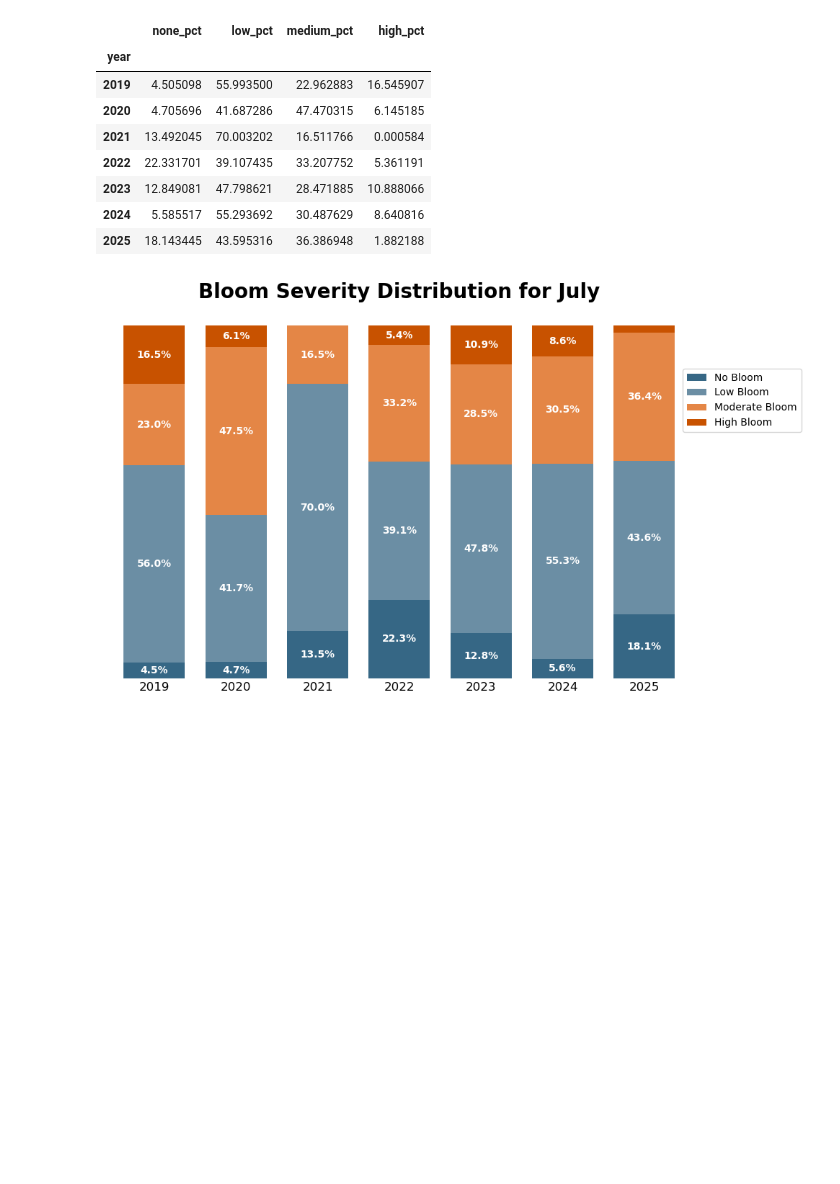
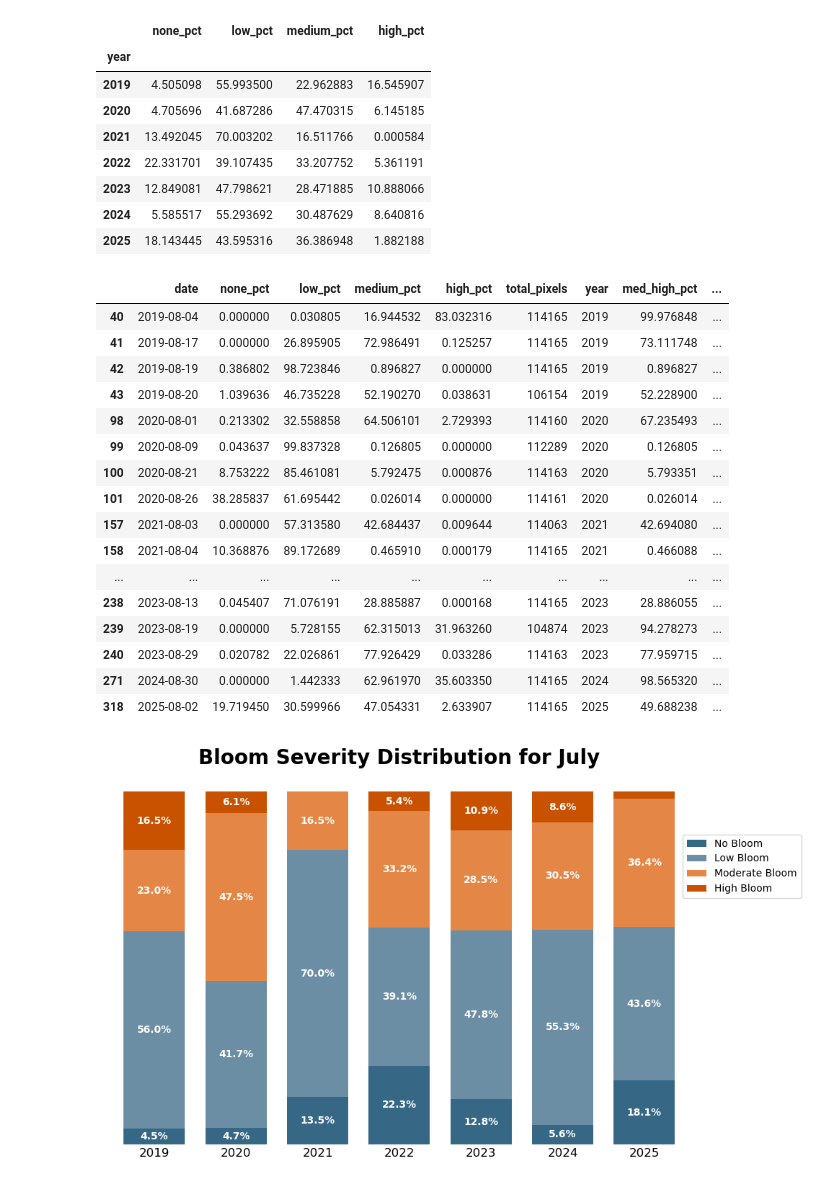
Before and after one commit to jlzamary/WCS-Lagoon-Analysis, a Jupyter notebook: Notebooks/Current/krusenstern_analysis_sp26.ipynb, the cells around one changed output. Cells and saved outputs as stored; diff of their text form; code cells hidden in the pictures; blank space fills up the shorter version.

```diff
--- a/Notebooks/Current/krusenstern_analysis_sp26.ipynb
+++ b/Notebooks/Current/krusenstern_analysis_sp26.ipynb
@@ -944,6 +944,26 @@ july_monthly_avg
 | 2023 | 12.849081 | 47.798621 | 28.471885 | 10.888066 |
 | 2024 | 5.585517 | 55.293692 | 30.487629 | 8.640816 |
 | 2025 | 18.143445 | 43.595316 | 36.386948 | 1.882188 |
+# %%
+month_august
+# %% [output]
+|  | date | none_pct | low_pct | medium_pct | high_pct | total_pixels | year | med_high_pct | ... |
+| 40 | 2019-08-04 | 0.000000 | 0.030805 | 16.944532 | 83.032316 | 114165 | 2019 | 99.976848 | ... |
+| 41 | 2019-08-17 | 0.000000 | 26.895905 | 72.986491 | 0.125257 | 114165 | 2019 | 73.111748 | ... |
+| 42 | 2019-08-19 | 0.386802 | 98.723846 | 0.896827 | 0.000000 | 114165 | 2019 | 0.896827 | ... |
+| 43 | 2019-08-20 | 1.039636 | 46.735228 | 52.190270 | 0.038631 | 106154 | 2019 | 52.228900 | ... |
+| 98 | 2020-08-01 | 0.213302 | 32.558858 | 64.506101 | 2.729393 | 114160 | 2020 | 67.235493 | ... |
+| 99 | 2020-08-09 | 0.043637 | 99.837328 | 0.126805 | 0.000000 | 112289 | 2020 | 0.126805 | ... |
+| 100 | 2020-08-21 | 8.753222 | 85.461081 | 5.792475 | 0.000876 | 114163 | 2020 | 5.793351 | ... |
+| 101 | 2020-08-26 | 38.285837 | 61.695442 | 0.026014 | 0.000000 | 114161 | 2020 | 0.026014 | ... |
+| 157 | 2021-08-03 | 0.000000 | 57.313580 | 42.684437 | 0.009644 | 114063 | 2021 | 42.694080 | ... |
+| 158 | 2021-08-04 | 10.368876 | 89.172689 | 0.465910 | 0.000179 | 114165 | 2021 | 0.466088 | ... |
+| ... | ... | ... | ... | ... | ... | ... | ... | ... | ... |
+| 238 | 2023-08-13 | 0.045407 | 71.076191 | 28.885887 | 0.000168 | 114165 | 2023 | 28.886055 | ... |
+| 239 | 2023-08-19 | 0.000000 | 5.728155 | 62.315013 | 31.963260 | 104874 | 2023 | 94.278273 | ... |
+| 240 | 2023-08-29 | 0.020782 | 22.026861 | 77.926429 | 0.033286 | 114163 | 2023 | 77.959715 | ... |
+| 271 | 2024-08-30 | 0.000000 | 1.442333 | 62.961970 | 35.603350 | 114165 | 2024 | 98.565320 | ... |
+| 318 | 2025-08-02 | 19.719450 | 30.599966 | 47.054331 | 2.633907 | 114165 | 2025 | 49.688238 | ... |
 # %%
 fig, ax = plt.subplots(figsize=(10, 6))
 palette = ['#366785', '#6b8ea4', '#e48646', '#c85200']
```
Also changed, not shown: parts of 1 cell of this notebook.
